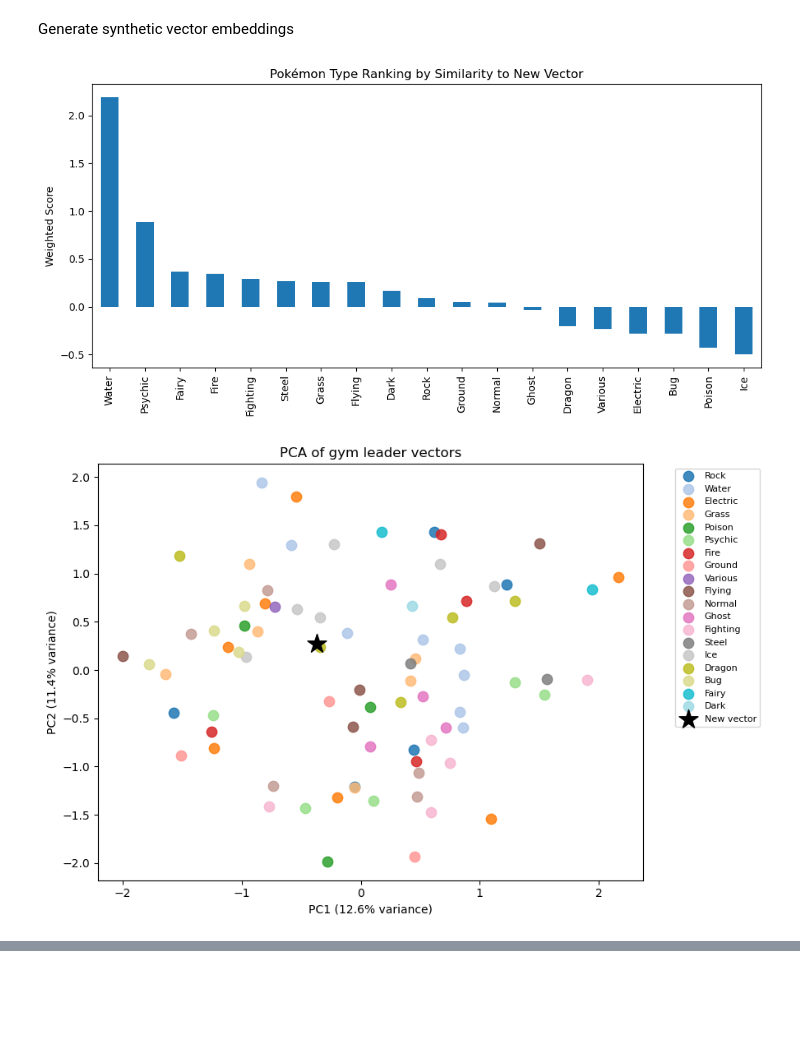
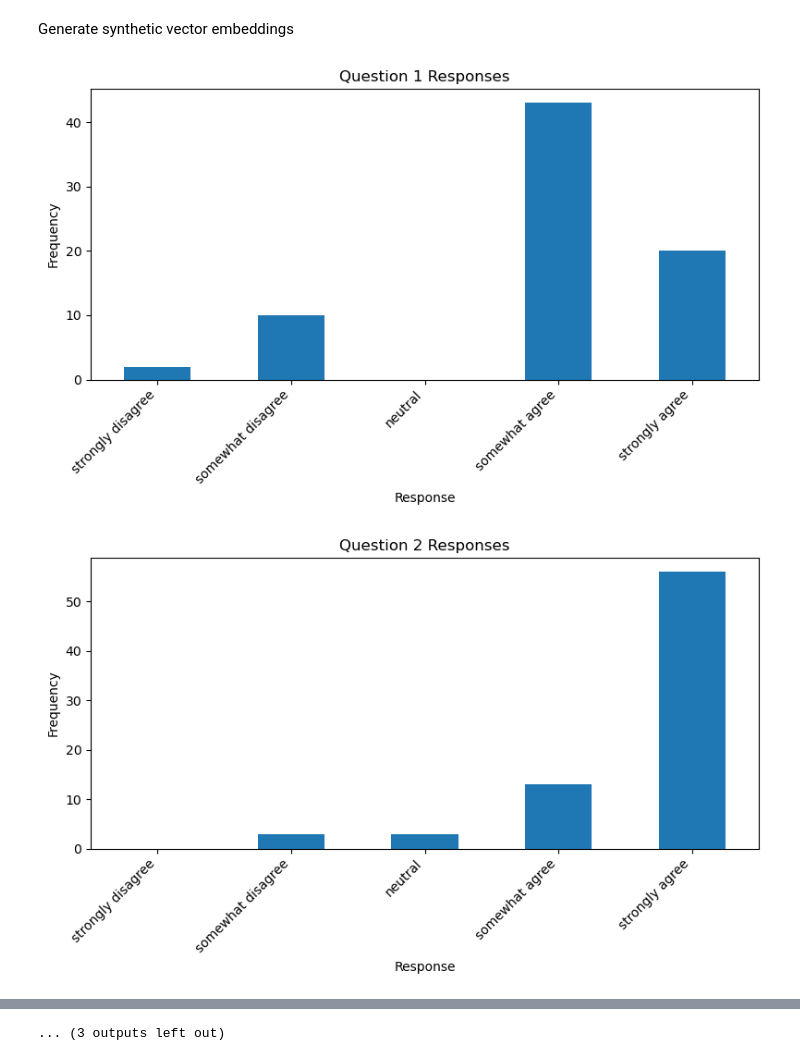
Before and after one commit to Brandonminer333/sematic-personality-quiz, a Jupyter notebook: gym_leader_eda.ipynb, the cells around one changed output, grey strips where cells are left out. Drawn from its saved outputs; the diff is of its cells as text; code cells hidden in the pictures; blank space fills up the shorter version.

```diff
--- a/gym_leader_eda.ipynb
+++ b/gym_leader_eda.ipynb
@@ -100,38 +100,71 @@ def plot_similarity_heatmap(vectors, df):
 
     leaders = df["Leader"].tolist()
     n_types = len(types)
     n_leaders = len(leaders)
 
     fig, ax = plt.subplots(figsize=(max(8, n_leaders * 0.6), max(5, n_types * 0.55)))
     im = ax.imshow(sim_matrix, vmin=-1, vmax=1, cmap="RdYlGn", aspect="auto")
 
     plt.colorbar(im, ax=ax, label="Cosine similarity")
 
     ax.set_xticks(range(n_leaders))
     ax.set_yticks(range(n_types))
     ax.set_xticklabels(leaders, rotation=45, ha="right", fontsize=8)
     ax.set_yticklabels(types, fontsize=8)
 
     for i in range(n_types):
         for j in range(n_leaders):
             ax.text(j, i, f"{sim_matrix[i, j]:.2f}", ha="center", va="center",
                     fontsize=6, color="black")
 
     ax.set_title("Gym leader vs type cosine similarity")
     ax.set_xlabel("Gym leader")
     ax.set_ylabel("Type")
     plt.tight_layout()
     plt.show()
 
+def plot_ranking(ranking):
+    fig, ax = plt.subplots(figsize=(9, 6))
+    ranking.plot(kind="bar", ax=ax)
+    ax.set_xlabel("Type")
+    ax.set_ylabel("Average Similarity")
+    ax.set_title("Ranking of Types by Similarity to New Vector")
+    plt.xticks(rotation=45, ha="right")
+    plt.tight_layout()
+    plt.show()
+
+
+
 # --- Main ---
-df_synth = pd.read_csv("gym_leaders_synthetic.csv")
-values = [-1, -0.5, 0, 0.5, 1]
-new_vector = np.random.choice(values, size=15)  # 15 questions for the new vector
+mapping = {
+    "strongly disagree": -1,
+    "somewhat disagree": -0.5,
+    "neutral": 0,
+    "somewhat agree": 0.5,
+    "strongly agree": 1
+}
+
+df = pd.read_csv("gym_leaders.csv")
+
+for i in range(1, 16):
+    plt.figure(figsize=(8, 5))
+
+    # Get counts for all possible values (using original string values)
+    counts = df[f'Q{i}'].str.lower().value_counts().reindex(mapping.keys(), fill_value=0)
+    counts.plot(kind="bar")
+    plt.gca().set_xticklabels(list(mapping.keys()), rotation=45, ha='right')
+    plt.title(f'Question {i} Responses')
+    plt.xlabel('Response')
+    plt.ylabel('Frequency')
+    plt.tight_layout()
+    plt.show()
+
+# THEN do the replacement for vectors
+vectors = df.drop(columns=["Leader", "Type"]).replace(mapping).to_numpy()
+
+new_vector = np.random.choice(list(mapping.values()), size=15)
 
 ranking = rank_types_by_similarity(new_vector, vectors, df)
-plot_ranking(ranking)
-plot_pca(new_vector, vectors, df)
-plot_similarity_heatmap(vectors, df)
 # %% [output]
-[figure, old version]
+[figure, new version]
-[figure, old version]
+[figure, new version]
@@ -138,0 +181 @@ plot_similarity_heatmap(vectors, df)
+... (3 outputs left out)
```
Also changed, not shown: parts of 1 cell of this notebook, 5 other files.
